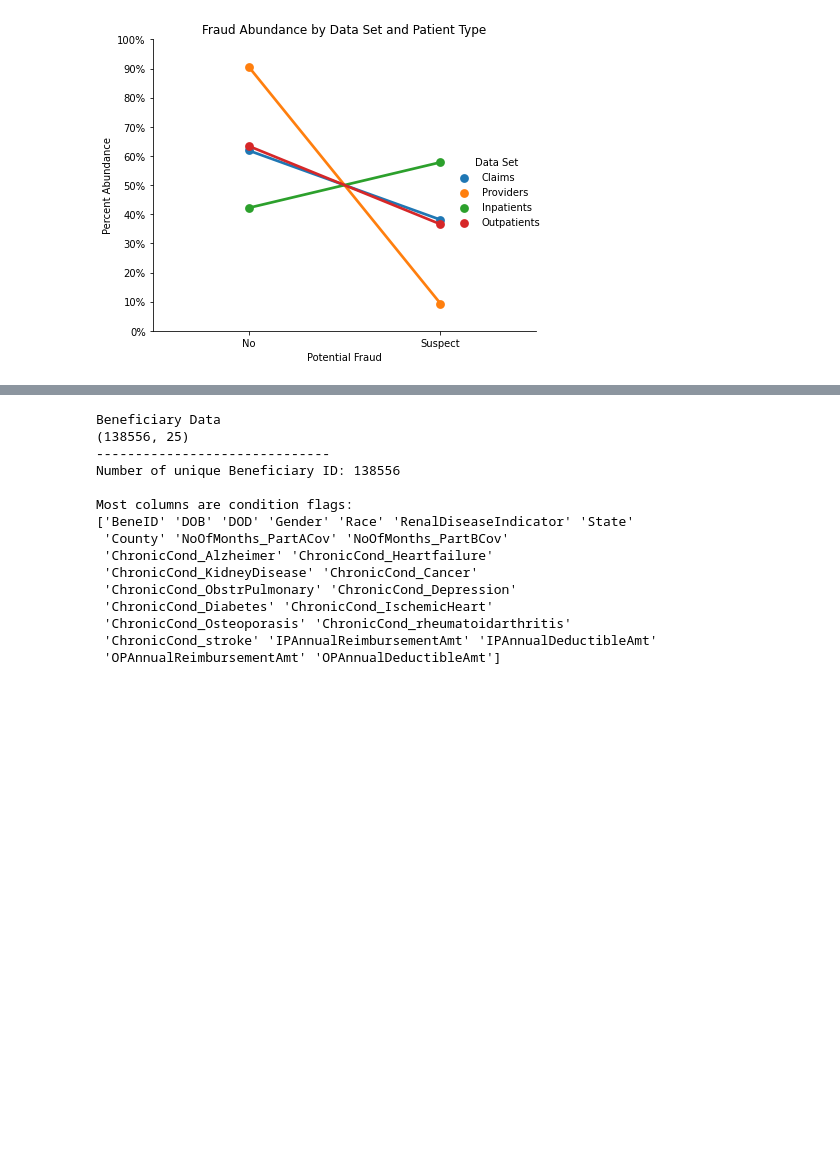
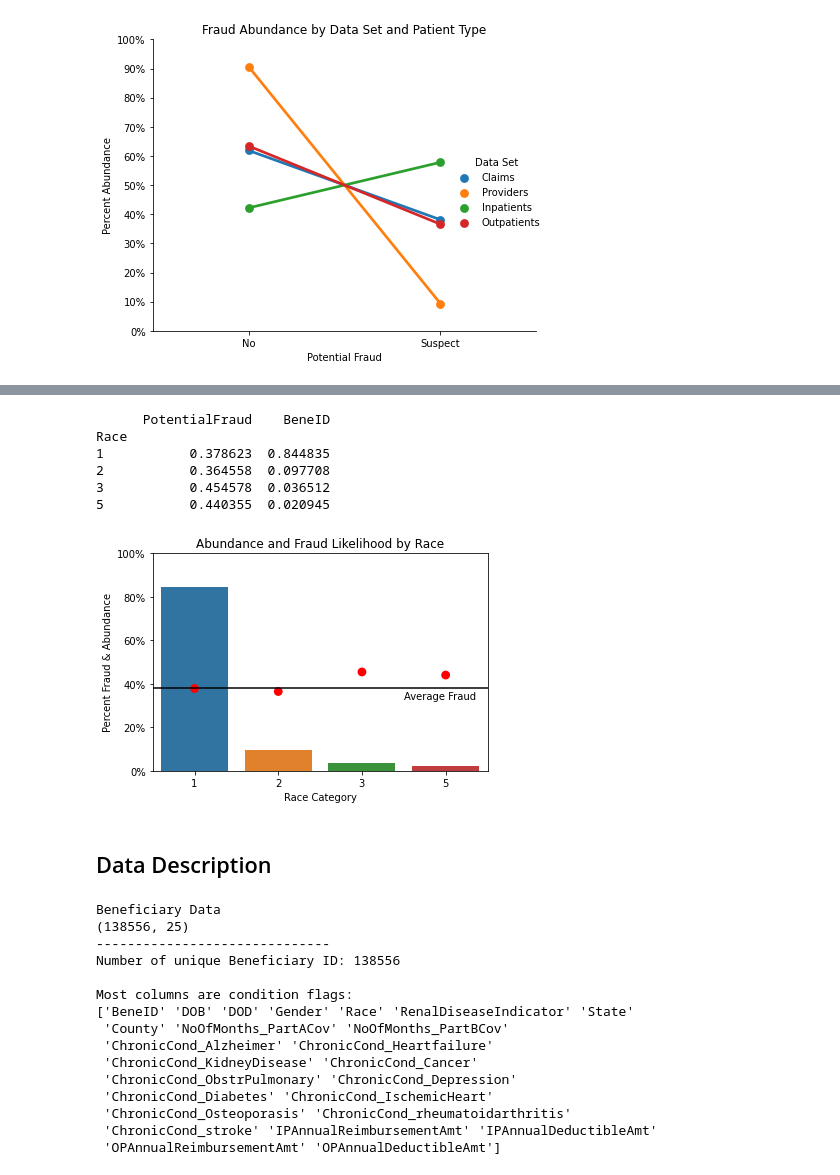
Before and after one commit to jwelch1123/healthcare_fraud_detection, a Jupyter notebook: healthcare_fraud.ipynb, the cells around one changed output, grey strips where cells are left out. Drawn from its saved outputs; the diff is of its cells as text; code cells hidden in the pictures; blank space fills up the shorter version.

```diff
--- a/healthcare_fraud.ipynb
+++ b/healthcare_fraud.ipynb
@@ -300,3 +330,29 @@ data_dict['Train_Beneficiarydata'].head()
+# %%
+data = claims.groupby('Race').agg({"PotentialFraud":'mean',"BeneID":'nunique'})
+data.BeneID = data.BeneID / data.BeneID.sum()
+sns.barplot(x=data.index, y=data.BeneID,zorder=0)
+sns.pointplot(x=data.index, y=data.PotentialFraud,linestyles="",color='r',zorder=2)
+plt.ylim(0,1)
+plt.axhline(y=claims.PotentialFraud.mean(),c='k')
+plt.text(x=2.5, y=0.33,s="Average Fraud")
+plt.ylabel("Percent Fraud & Abundance")
+plt.xlabel("Race Category")
+yticks=range(0,101,20)
+plt.yticks(ticks= [y/100 for y in yticks], labels= ["{}%".format(y) for y in yticks])
+plt.title("Abundance and Fraud Likelihood by Race")
+
+print(data)
+plt.savefig('./graphics/race_eda.png')
+# %% [output]
+      PotentialFraud    BeneID
+Race
+1           0.378623  0.844835
+2           0.364558  0.097708
+3           0.454578  0.036512
+5           0.440355  0.020945
+[figure, added]
+# %% [markdown]
+## Data Description
 # %%
 print("Beneficiary Data")
 print(data_dict['Train_Beneficiarydata'].shape)
```
Also changed, not shown: parts of 44 cells of this notebook, 3 other files.
